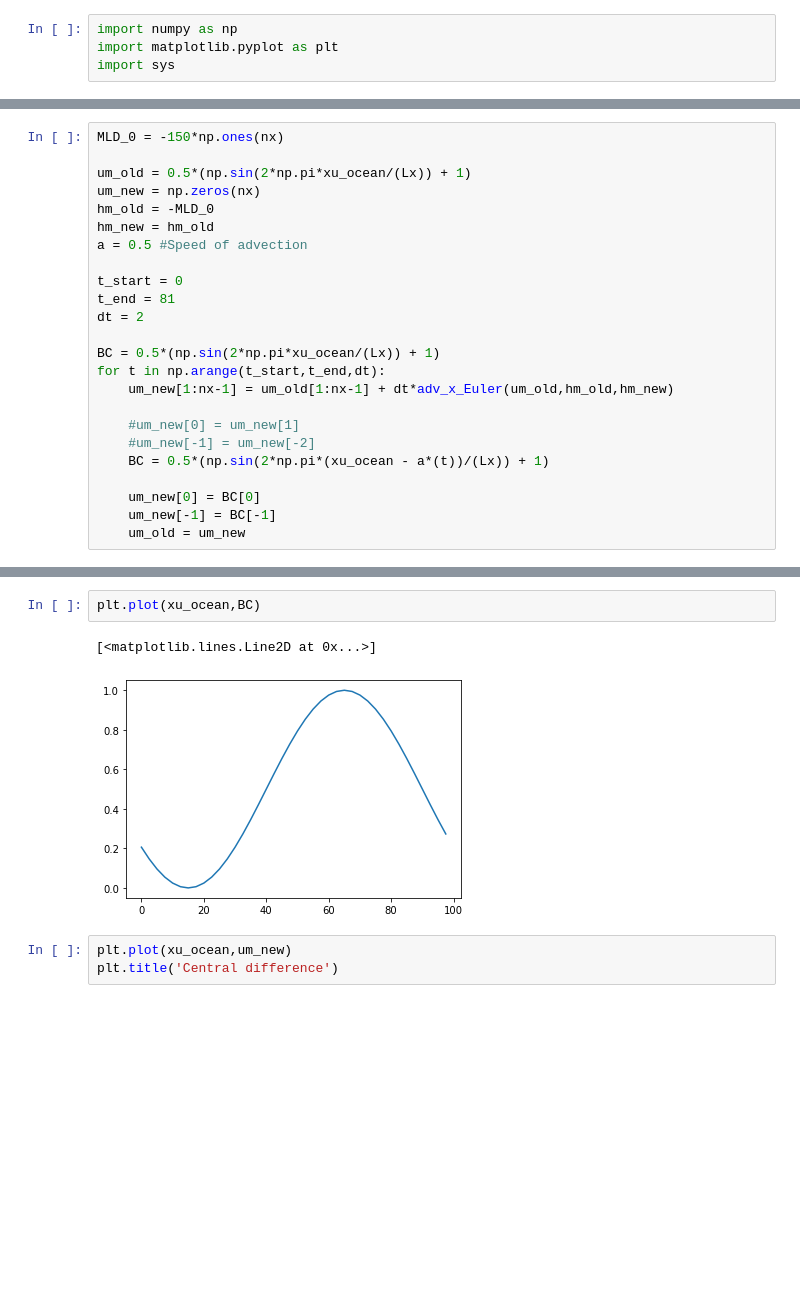
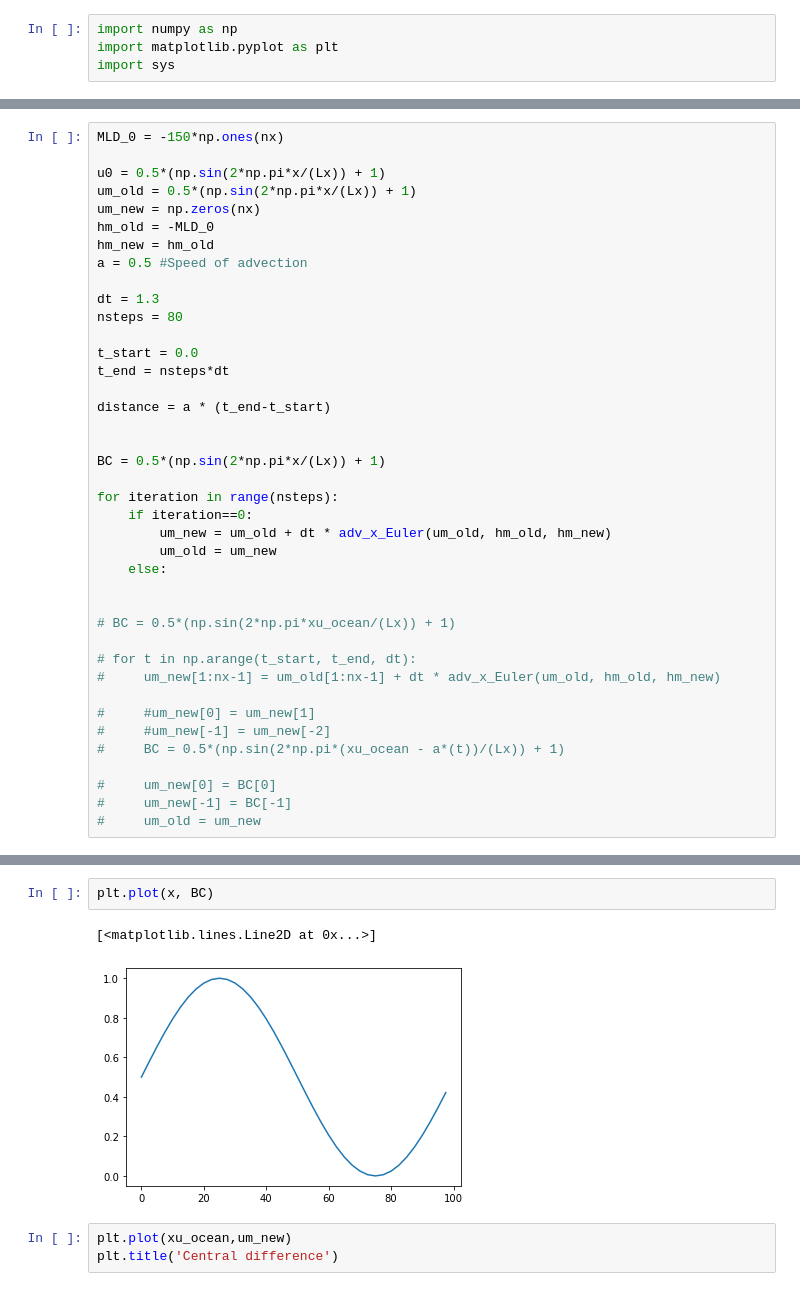
Before and after one commit to dhruvbhagtani/toy-model, a Jupyter notebook: Periodic_boundary_conditions.ipynb, the cells around one changed output, grey strips where cells are left out. Saved outputs shown, nothing was run; the diff lists cells and outputs as text; blank space fills up the shorter version.

```diff
--- a/Periodic_boundary_conditions.ipynb
+++ b/Periodic_boundary_conditions.ipynb
@@ -51,24 +83,40 @@ def adv_x_Euler(f1,hm_old,hm_new):
 # %%
 MLD_0 = -150*np.ones(nx)
 
-um_old = 0.5*(np.sin(2*np.pi*xu_ocean/(Lx)) + 1)
+u0 = 0.5*(np.sin(2*np.pi*x/(Lx)) + 1)
+um_old = 0.5*(np.sin(2*np.pi*x/(Lx)) + 1)
 um_new = np.zeros(nx)
 hm_old = -MLD_0
 hm_new = hm_old
 a = 0.5 #Speed of advection
 
-t_start = 0
-t_end = 81
-dt = 2
+dt = 1.3
+nsteps = 80
 
-BC = 0.5*(np.sin(2*np.pi*xu_ocean/(Lx)) + 1)
-for t in np.arange(t_start,t_end,dt):
-    um_new[1:nx-1] = um_old[1:nx-1] + dt*adv_x_Euler(um_old,hm_old,hm_new)
+t_start = 0.0
+t_end = nsteps*dt
 
-    #um_new[0] = um_new[1]
-    #um_new[-1] = um_new[-2]
-    BC = 0.5*(np.sin(2*np.pi*(xu_ocean - a*(t))/(Lx)) + 1)
+distance = a * (t_end-t_start)
 
-    um_new[0] = BC[0]
-    um_new[-1] = BC[-1]
-    um_old = um_new
+
+BC = 0.5*(np.sin(2*np.pi*x/(Lx)) + 1)
+
+for iteration in range(nsteps):
+    if iteration==0:
+        um_new = um_old + dt * adv_x_Euler(um_old, hm_old, hm_new)
+        um_old = um_new
+    else:
+
+
+# BC = 0.5*(np.sin(2*np.pi*xu_ocean/(Lx)) + 1)
+
+# for t in np.arange(t_start, t_end, dt):
+#     um_new[1:nx-1] = um_old[1:nx-1] + dt * adv_x_Euler(um_old, hm_old, hm_new)
+
+#     #um_new[0] = um_new[1]
+#     #um_new[-1] = um_new[-2]
+#     BC = 0.5*(np.sin(2*np.pi*(xu_ocean - a*(t))/(Lx)) + 1)
+
+#     um_new[0] = BC[0]
+#     um_new[-1] = BC[-1]
+#     um_old = um_new
@@ -81,8 +146,8 @@ Text(0.5, 1.0, 'Backward difference')
 # %%
-plt.plot(xu_ocean,BC)
+plt.plot(x, BC)
 # %% [output]
 [<matplotlib.lines.Line2D at 0x...>]
-[figure, old version]
+[figure, new version]
 # %%
 plt.plot(xu_ocean,um_new)
 plt.title('Central difference')
```
Also changed, not shown: parts of 12 cells of this notebook.
